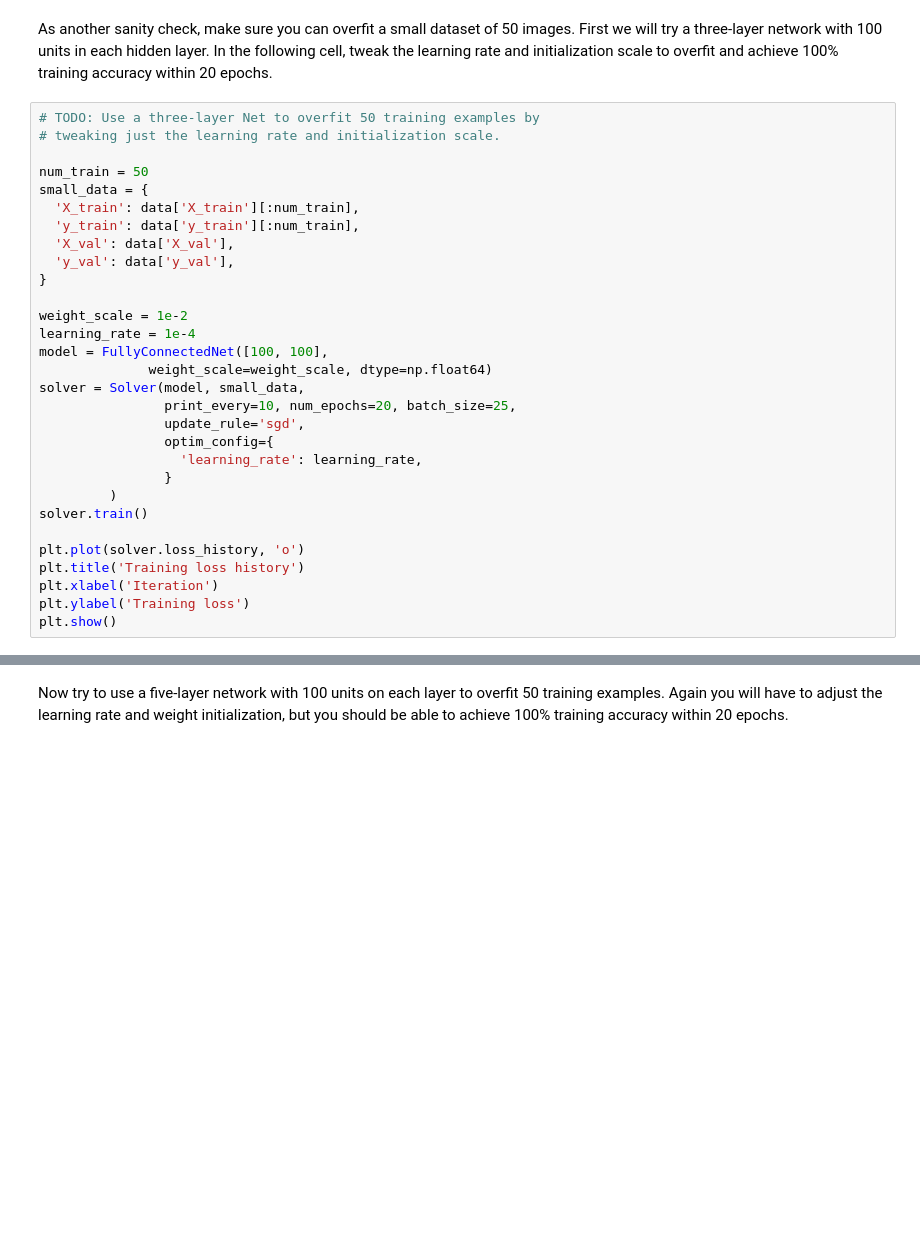
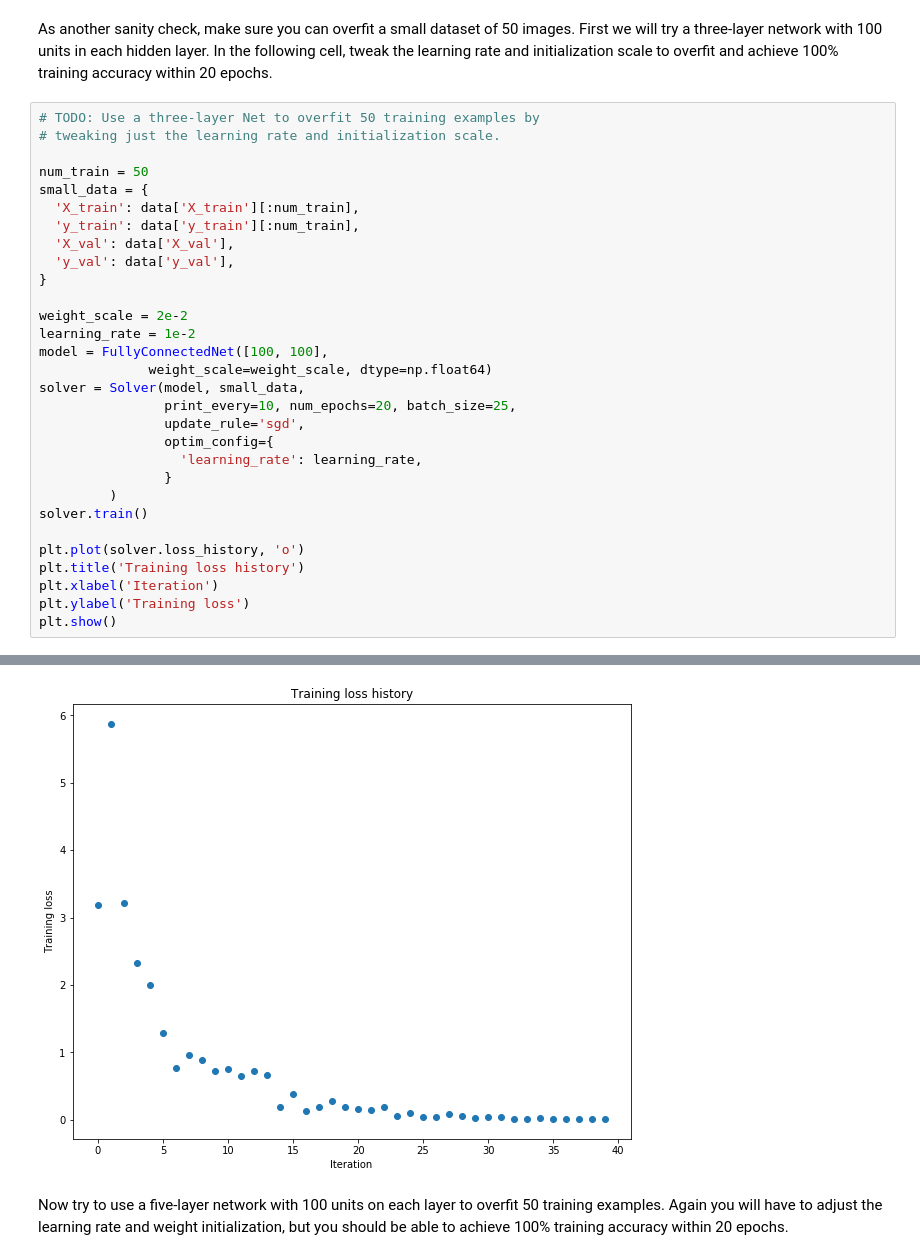
Before and after one commit to d-a-p/cs231_18_deep-learning, a Jupyter notebook: assignment_2/FullyConnectedNets.ipynb, the cells around one changed output, grey strips where cells are left out. Cells and saved outputs as stored; diff of their text form; blank space fills up the shorter version.

```diff
--- a/assignment_2/FullyConnectedNets.ipynb
+++ b/assignment_2/FullyConnectedNets.ipynb
@@ -463,8 +463,8 @@ small_data = {
   'y_val': data['y_val'],
 }
 
-weight_scale = 1e-2
-learning_rate = 1e-4
+weight_scale = 2e-2
+learning_rate = 1e-2
 model = FullyConnectedNet([100, 100],
               weight_scale=weight_scale, dtype=np.float64)
 solver = Solver(model, small_data,
@@ -481,3 +481,4 @@ plt.title('Training loss history')
 plt.xlabel('Iteration')
 plt.ylabel('Training loss')
 plt.show()
+# %% [output]
@@ -484,3 +502,4 @@ plt.show()
+[figure, added]
 # %% [markdown]
 Now try to use a five-layer network with 100 units on each layer to overfit 50 training examples. Again you will have to adjust the learning rate and weight initialization, but you should be able to achieve 100% training accuracy within 20 epochs.
 # %%
```
Also changed, not shown: parts of 7 cells of this notebook, 2 other files.
